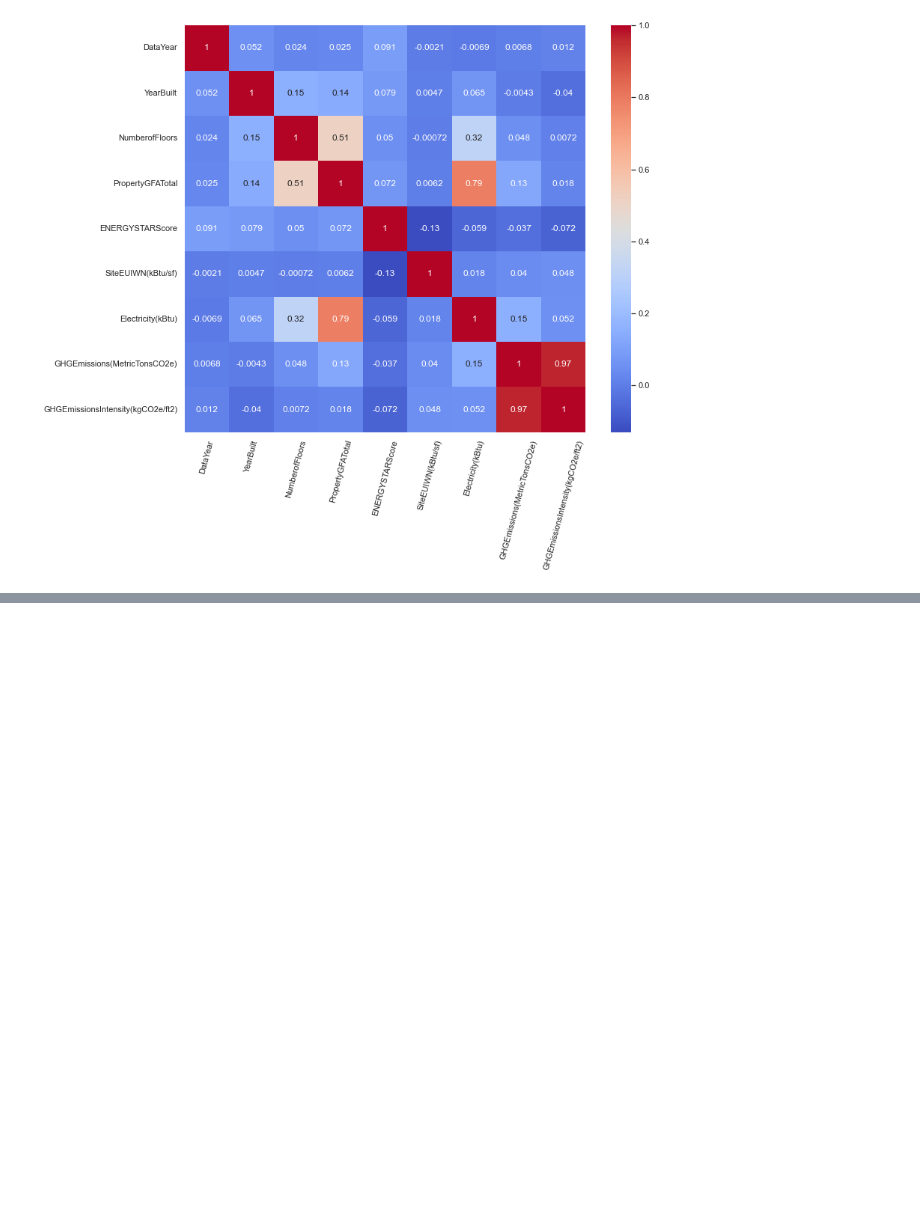
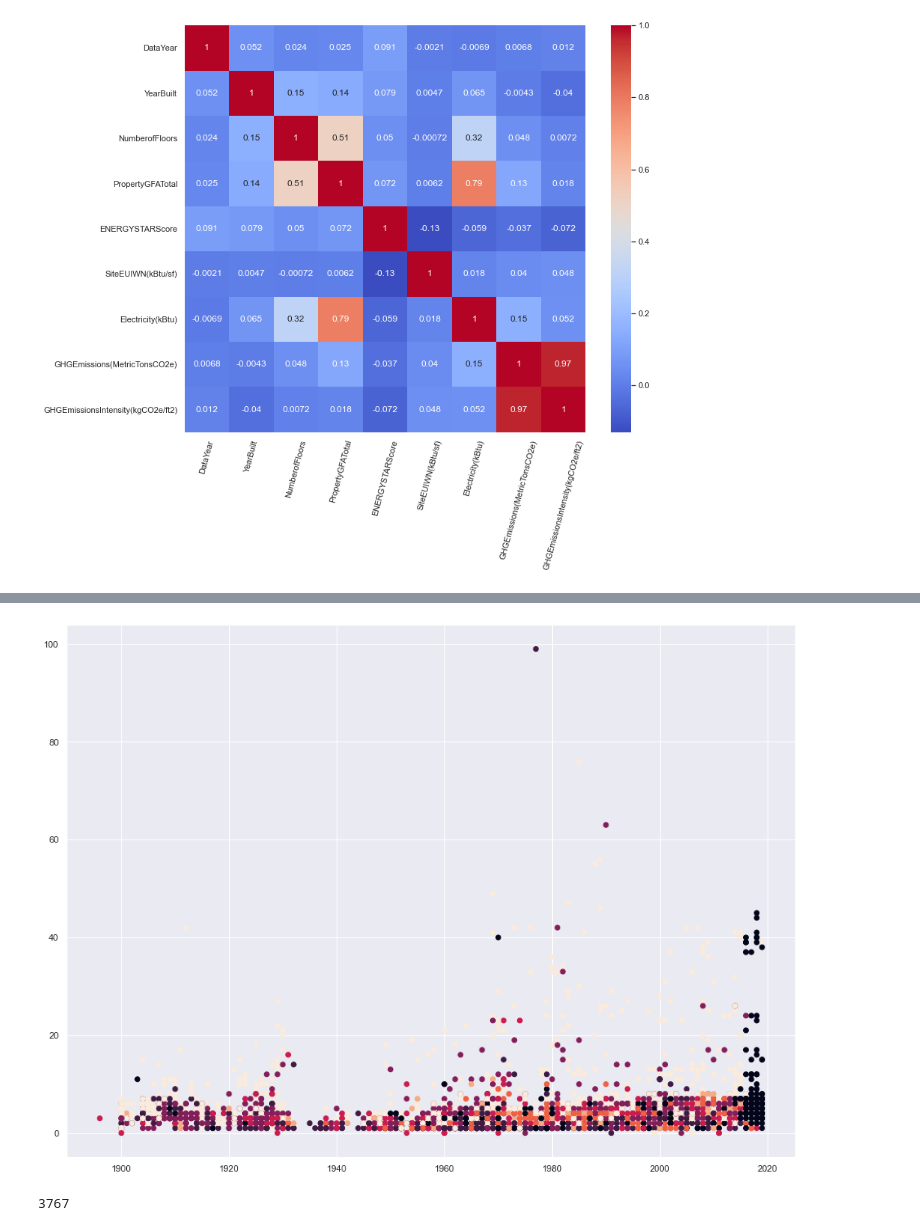
Before and after one commit to pawellachowski777/Seattle-Building-Energy-Benchmarking, a Jupyter notebook: pawel.ipynb, the cells around one changed output, grey strips where cells are left out. Drawn from its saved outputs; the diff is of its cells as text; code cells hidden in the pictures; blank space fills up the shorter version.

```diff
--- a/pawel.ipynb
+++ b/pawel.ipynb
@@ -134,0 +147,16 @@ plt.show()
+# %%
+plt.figure(figsize=(16,12))
+plt.scatter(
+    data = sea_floor_plot,
+    x='YearBuilt',
+    y='NumberofFloors',
+    c='CouncilDistrictCode',
+#     edgecolors='black'
+)
+plt.show()
+# %% [output]
+[figure, added]
+# %%
+sea_floor_plot.loc['YearBuilt']
+# %% [output]
+3767
```
Also changed, not shown: parts of 20 cells of this notebook, 1 other file.
